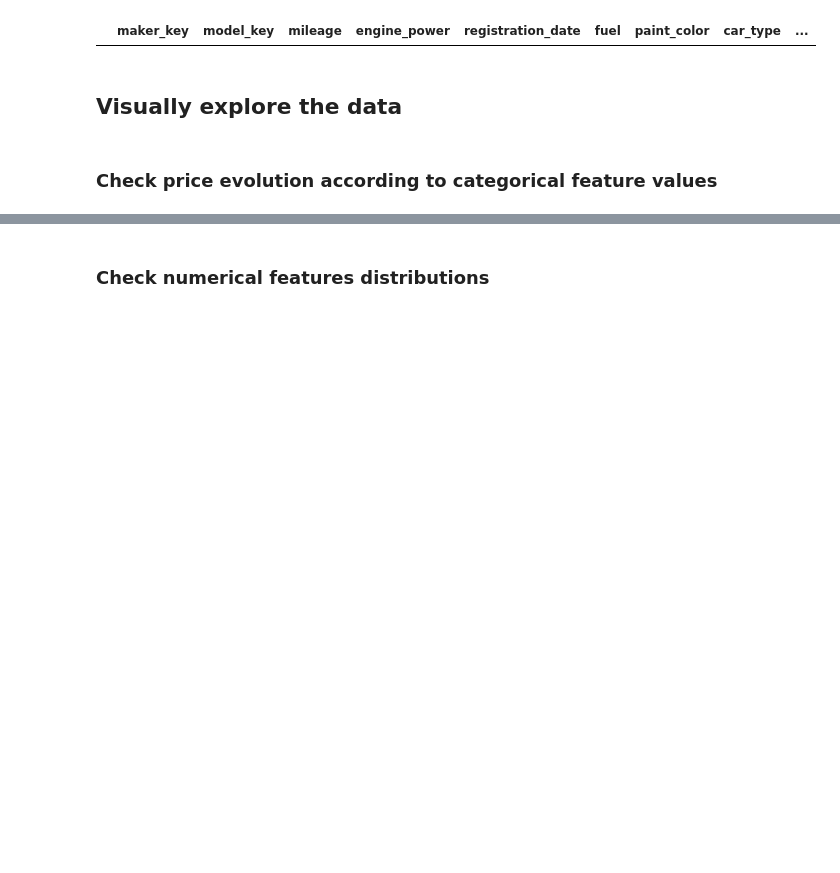
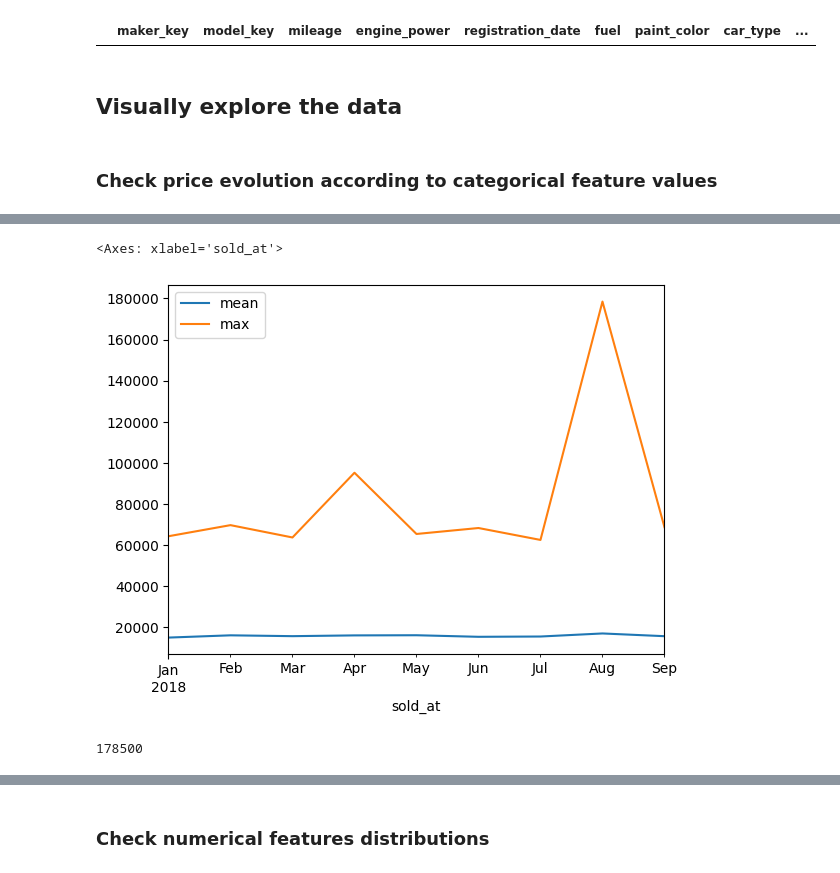
Before and after one commit to camontanezp/cars-price, a Jupyter notebook: notebooks/01_explore_and_validate_data.ipynb, the cells around one changed output, grey strips where cells are left out. Drawn from its saved outputs; the diff is of its cells as text; code cells hidden in the pictures; blank space fills up the shorter version.

Commit message:
Finish data exploration

```diff
--- a/notebooks/01_explore_and_validate_data.ipynb
+++ b/notebooks/01_explore_and_validate_data.ipynb
@@ -467,0 +477,11 @@ plot_avg_target_time_series_by_features(data, car_features)
+# %%
+# Check average and max price by sold_at date
+data.groupby('sold_at')['price'].agg(['mean', 'max']).plot()
+# %% [output]
+<Axes: xlabel='sold_at'>
+[figure, added]
+# %%
+# Check maximum price in the data
+data['price'].max()
+# %% [output]
+178500
```
Also changed, not shown: parts of 31 cells of this notebook.
